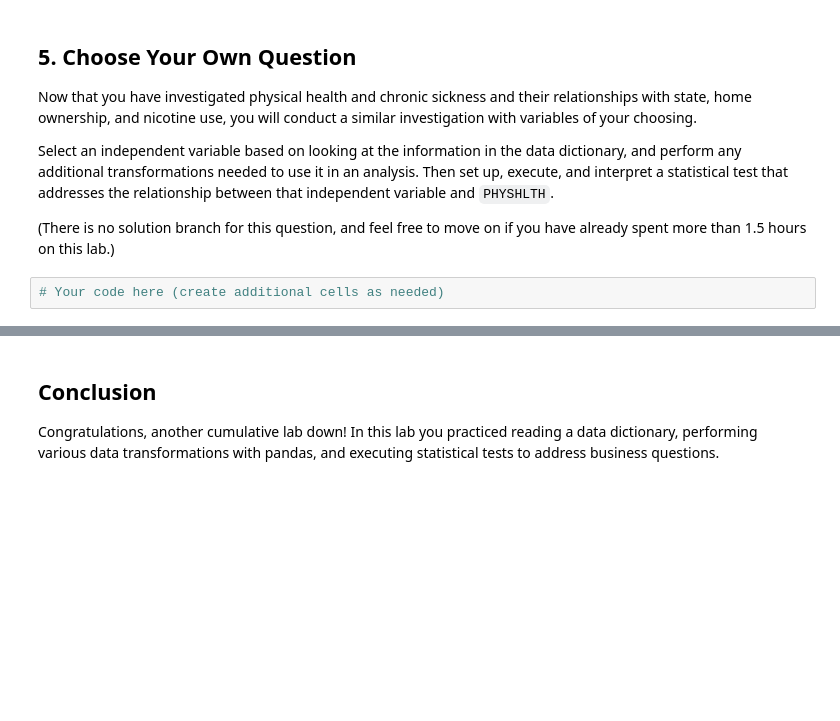
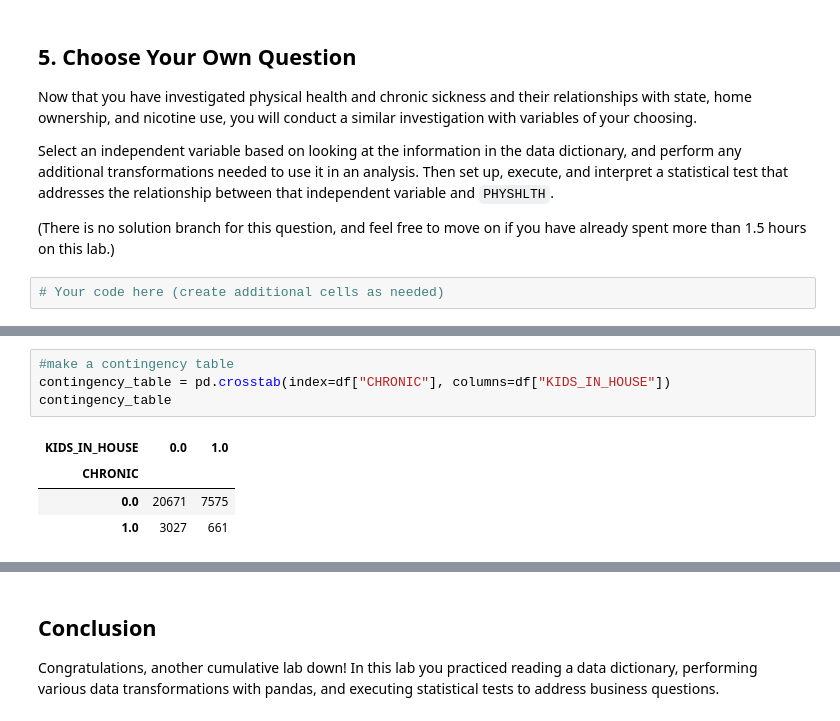
Before and after one commit to AndrewReusche/dsc-hypothesis-testing-lab, a Jupyter notebook: index.ipynb, the cells around one changed output, grey strips where cells are left out. Saved outputs shown, nothing was run; the diff lists cells and outputs as text; blank space fills up the shorter version.

```diff
--- a/index.ipynb
+++ b/index.ipynb
@@ -642,0 +693,9 @@ Select an independent variable based on looking at the information in the data d
+# %%
+#make a contingency table
+contingency_table = pd.crosstab(index=df["CHRONIC"], columns=df["KIDS_IN_HOUSE"])
+contingency_table
+# %% [output]
+| KIDS_IN_HOUSE | 0.0 | 1.0 |
+| CHRONIC |  |  |
+| 0.0 | 20671 | 7575 |
+| 1.0 | 3027 | 661 |
```
Also changed, not shown: parts of 10 cells of this notebook.
